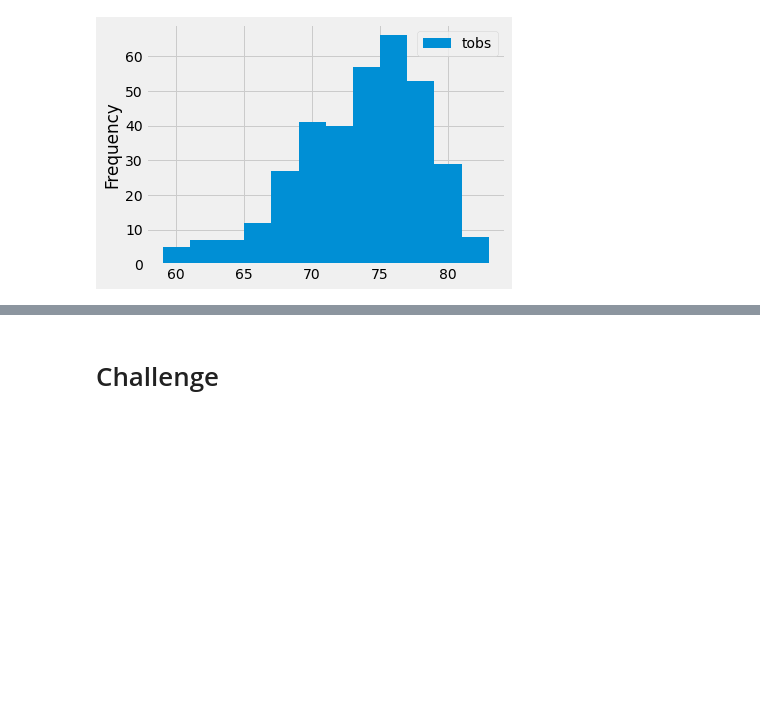
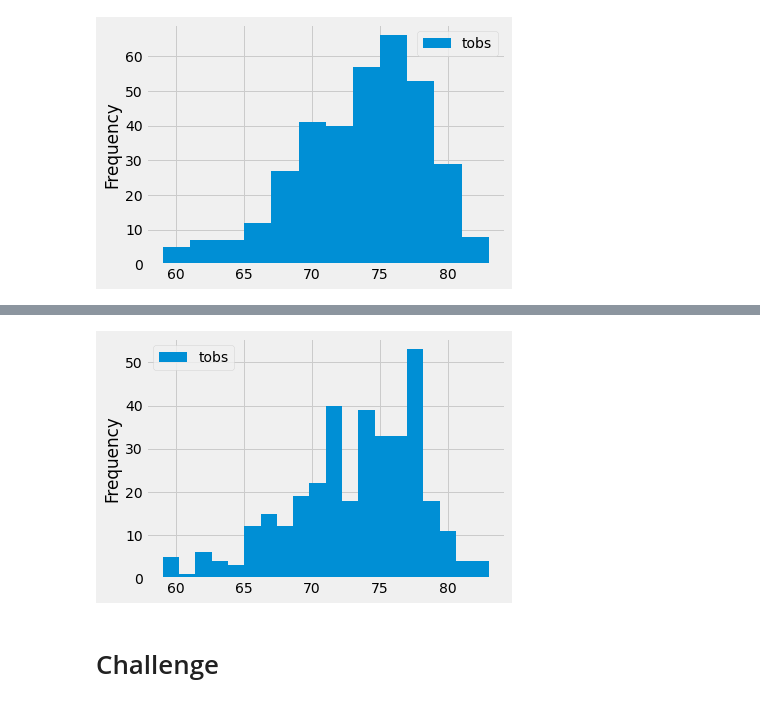
Before and after one commit to asadca4u/surfs_up, a Jupyter notebook: climate_analysis.ipynb, the cells around one changed output, grey strips where cells are left out. Cells and saved outputs as stored; diff of their text form; code cells hidden in the pictures; blank space fills up the shorter version.

```diff
--- a/climate_analysis.ipynb
+++ b/climate_analysis.ipynb
@@ -149,3 +154,8 @@ plt.tight_layout()
+# %%
+df.plot.hist(bins=20)
+plt.tight_layout()
+# %% [output]
+[figure, added]
 # %%
 # Write a function called `calc_temps` that will accept start date and end date in the format '%Y-%m-%d'
 # and return the minimum, average, and maximum temperatures for that range of dates
```
Also changed, not shown: parts of 1 cell of this notebook, 1 other file.
